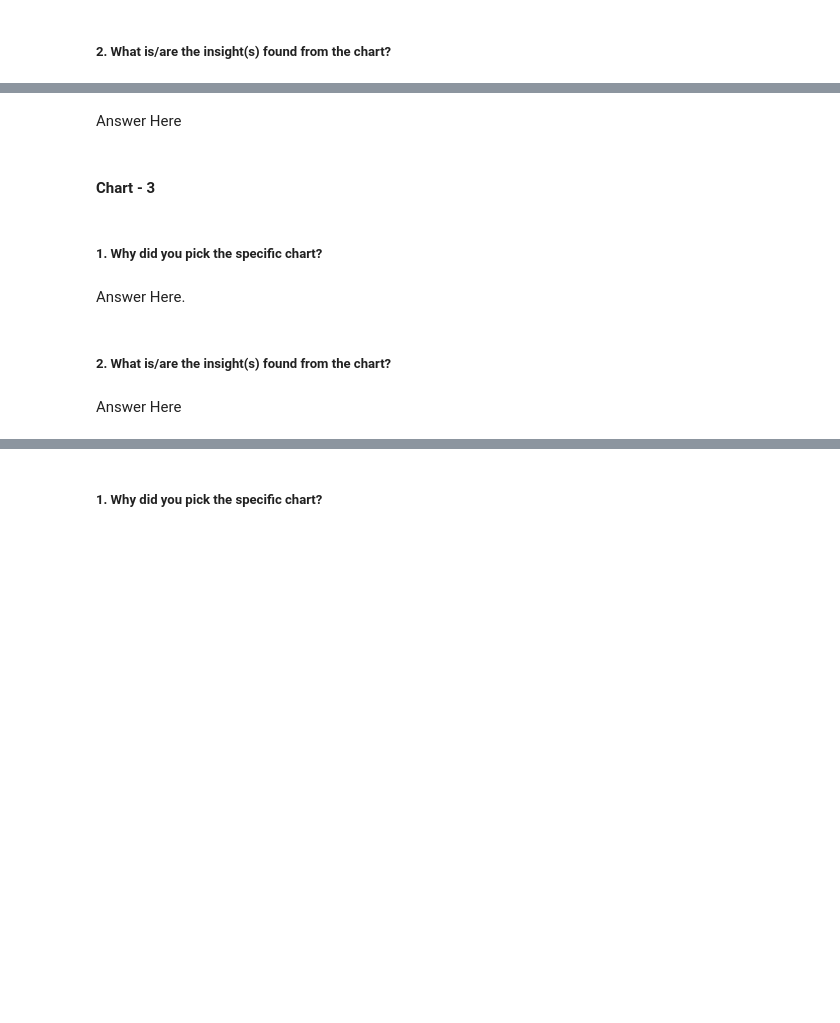
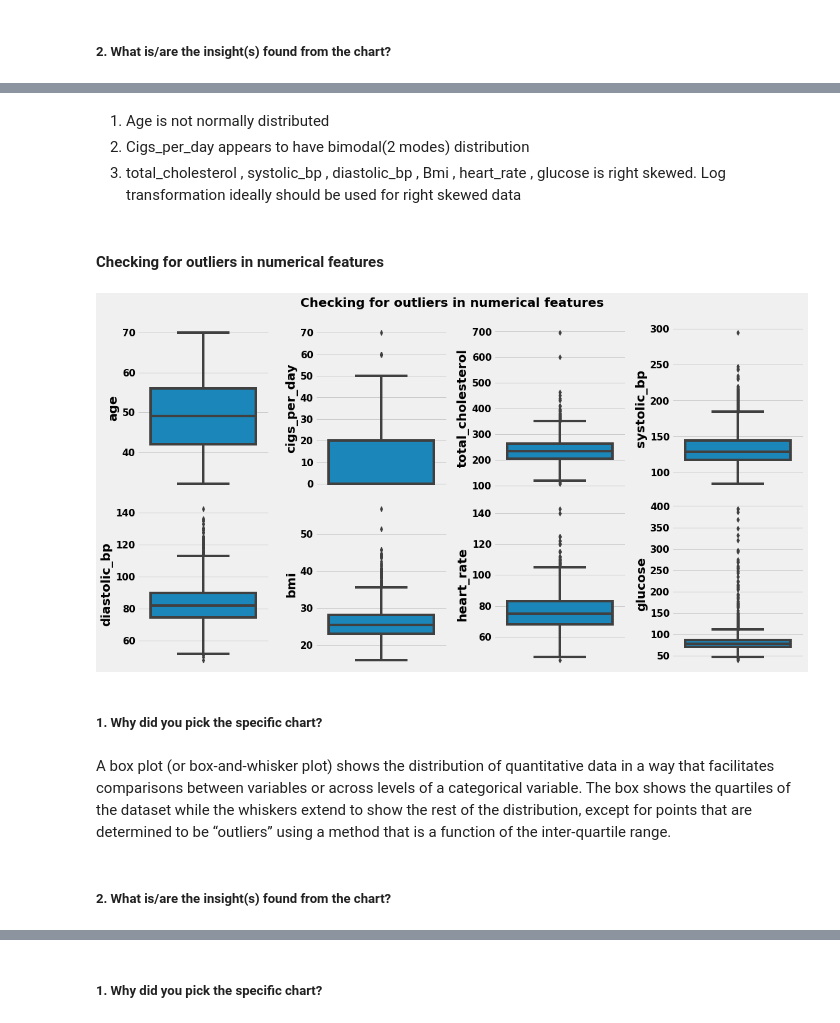
Before and after one commit to 7-sumit/Cardiovascular-Risk-Prediction, a Jupyter notebook: Cardiovascular_Risk_Prediction.ipynb, the cells around one changed output, grey strips where cells are left out. Cells and saved outputs as stored; diff of their text form; code cells hidden in the pictures; blank space fills up the shorter version.

```diff
--- a/Cardiovascular_Risk_Prediction.ipynb
+++ b/Cardiovascular_Risk_Prediction.ipynb
@@ -360,4 +389,0 @@ Are there any insights that lead to negative growth? Justify with specific reaso
-# %% [markdown]
-Answer Here
-# %% [markdown]
-#### Chart - 3
@@ -366,8 +390,22 @@ Answer Here
+# %% [markdown]
+1. Age is not normally distributed
+2. Cigs_per_day appears to have bimodal(2 modes) distribution
+3. total_cholesterol , systolic_bp , diastolic_bp , Bmi , heart_rate , glucose is right skewed. Log transformation ideally should be used for right skewed data
+# %% [markdown]
+#### Checking for outliers in numerical features
+# %%
+# Plotting boxplot to check for outliers
+plt.figure(figsize=(16,8))
+plt.suptitle('Checking for outliers in numerical features',fontweight='bold',fontsize=20,y=1.05)
+for i,col in enumerate(num_col):
+  plt.subplot(2,4,i+1)
+  sns.boxplot(data=df1,y=col)
+  plt.tight_layout()
+# %% [output]
+[figure, added]
 # %% [markdown]
 ##### 1. Why did you pick the specific chart?
-# %% [markdown]
-Answer Here.
+# %% [markdown]
+A box plot (or box-and-whisker plot) shows the distribution of quantitative data in a way that facilitates comparisons between variables or across levels of a categorical variable. The box shows the quartiles of the dataset while the whiskers extend to show the rest of the distribution, except for points that are determined to be “outliers” using a method that is a function of the inter-quartile range.
 # %% [markdown]
 ##### 2. What is/are the insight(s) found from the chart?
-# %% [markdown]
-Answer Here
```
Also changed, not shown: parts of 46 cells of this notebook.
